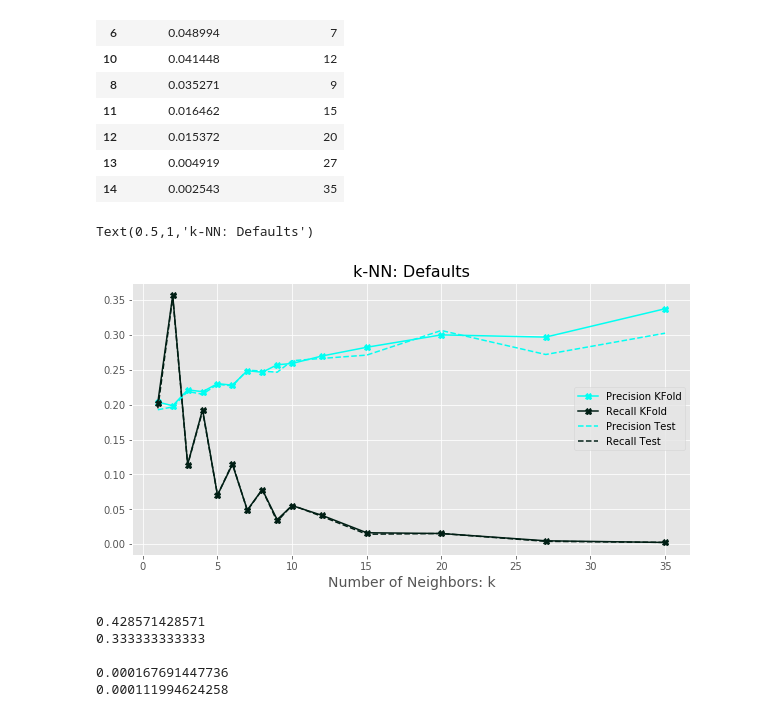
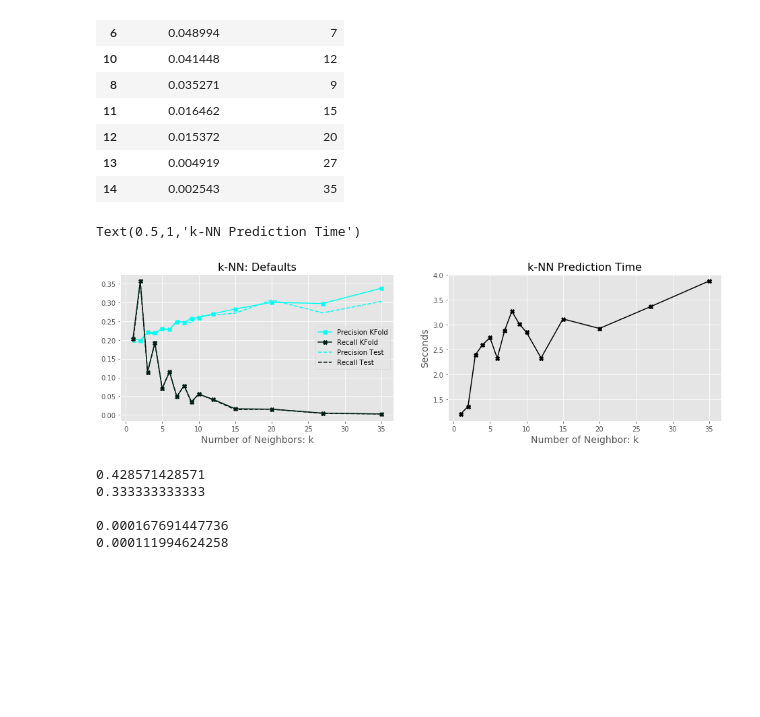
Before and after one commit to pandrewg/Lending-Club, a Jupyter notebook: analysis-pt3-regularization.ipynb, the cells around one changed output. Saved outputs shown, nothing was run; the diff lists cells and outputs as text; code cells hidden in the pictures; blank space fills up the shorter version.

```diff
--- a/analysis-pt3-regularization.ipynb
+++ b/analysis-pt3-regularization.ipynb
@@ -462,42 +462,57 @@ pd.read_csv('./data/re-knn-rec.csv').drop('Unnamed: 0',axis=1)\
 # %%
 # test set results
 
+import time
+
 knn_test_neg_pre = []
 knn_test_neg_rec = []
+testtime = []
 
 for k in params['n_neighbors']:
 
     knn = KNeighborsClassifier(n_neighbors=k).fit(features_train,targets_train.loan_status)
+
+    tic = time.time()
     predictions = knn.predict(features_test)
+    toc = time.time()
+    testtime.append(toc-tic)
+
     knn_test_neg_pre.append(neg_precision(targets_test,predictions))
     knn_test_neg_rec.append(neg_recall(targets_test,predictions))
 # %%
 # as we increase k, the recall approaches 0. this is very likely because of the class imbalance. since there are so few
 # minority class samples (dispersed in a sea of majority class samples), most of their neighbors will be majority class samples.
 # thus, only the samples in the very densest regions of the minority class will get classified correctly.
 
 # it would be interesting to apply resampling and test this idea ^ (this is definitely worth doing--as an exploration of
 # combining resampling with hyperparameter optimization)
 
-fig = plt.figure(figsize=(10,5))
+fig = plt.figure(figsize=(16,4))
 
-ax = fig.add_subplot(1,1,1)
+ax = fig.add_subplot(1,2,1)
 ax.plot(pd.read_csv('./data/re-knn-prec.csv')['param_n_neighbors'],\
         pd.read_csv('./data/re-knn-prec.csv')['mean_test_score'],'X-',color='#00fff2')
 ax.plot(pd.read_csv('./data/re-knn-rec.csv')['param_n_neighbors'],\
         pd.read_csv('./data/re-knn-rec.csv')['mean_test_score'],'X-',color='#001e14')
 ax.plot(pd.read_csv('./data/re-knn-prec.csv')['param_n_neighbors'],\
         knn_test_neg_pre,'--',color='#00fff2')
 ax.plot(pd.read_csv('./data/re-knn-rec.csv')['param_n_neighbors'],\
         knn_test_neg_rec,'--',color='#001e14')
 ax.legend(['Precision KFold','Recall KFold','Precision Test','Recall Test'])
 ax.set_xlabel('Number of Neighbors: k',fontsize=14)
 ax.set_title('k-NN: Defaults',fontsize=16)
 
-#plt.savefig('./report/hyperparams/hyperparams-knn.jpg')
+ax1 = fig.add_subplot(1,2,2)
+ax1.plot(params['n_neighbors'],\
+        testtime,'X-',color='k')
+ax1.set_ylabel('Seconds',fontsize=14)
+ax1.set_xlabel('Number of Neighbor: k',fontsize=14)
+ax1.set_title('k-NN Prediction Time',fontsize=16)
+
+#plt.savefig('./report/hyperparams/hyperparams-knn-time.jpg')
 # %% [output]
-Text(0.5,1,'k-NN: Defaults')
+Text(0.5,1,'k-NN Prediction Time')
-[figure, old version]
+[figure, new version]
 # %%
 # increases in precision seem to diminish quickly on both the test set and training set
 
```
Also changed, not shown: parts of 6 cells of this notebook.
